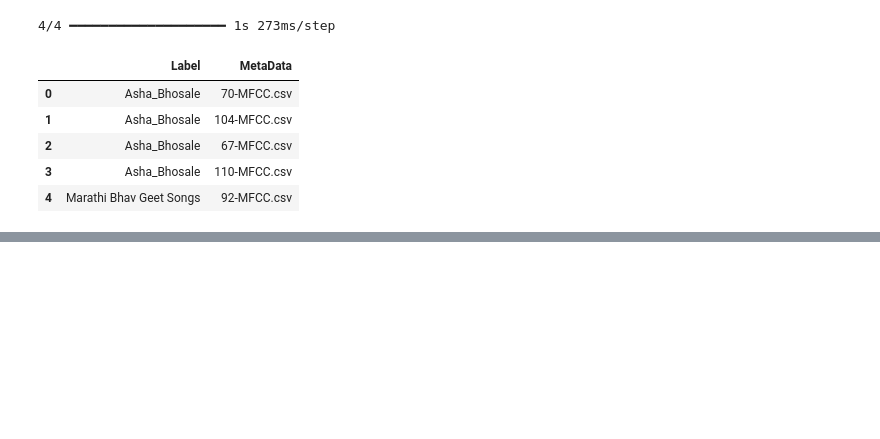
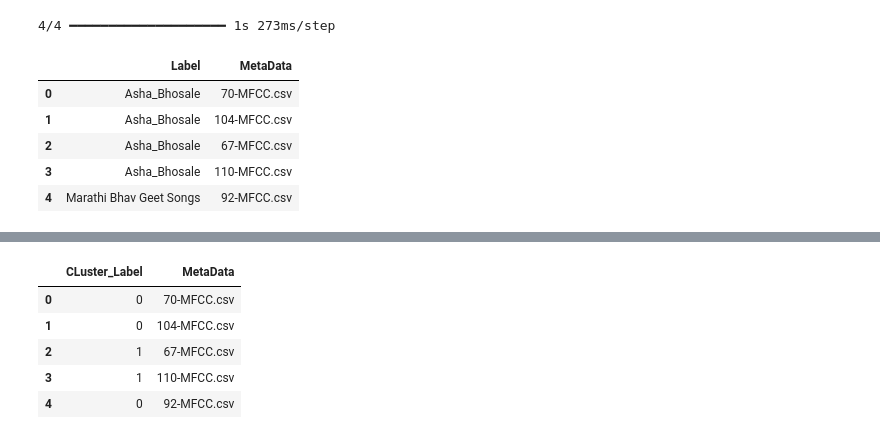
Before and after one commit to Byte-Crfat-AI/DS203_final_project, a Jupyter notebook: Final_2.ipynb, the cells around one changed output, grey strips where cells are left out. Saved outputs shown, nothing was run; the diff lists cells and outputs as text; code cells hidden in the pictures; blank space fills up the shorter version.

```diff
--- a/Final_2.ipynb
+++ b/Final_2.ipynb
@@ -290,0 +312,14 @@ e
+# %%
+kmeans = KMeans(n_clusters=2, random_state=0, n_init="auto").fit(Features)
+Cluster_label = kmeans.labels_
+# %%
+result_df = pd.DataFrame({'CLuster_Label': Cluster_label, 'MetaData': meta_data})
+result_df.to_csv('Cluster.csv', index=False)
+result_df.head()
+# %% [output]
+|  | CLuster_Label | MetaData |
+| 0 | 0 | 70-MFCC.csv |
+| 1 | 0 | 104-MFCC.csv |
+| 2 | 1 | 67-MFCC.csv |
+| 3 | 1 | 110-MFCC.csv |
+| 4 | 0 | 92-MFCC.csv |
```
Also changed, not shown: parts of 2 cells of this notebook.
